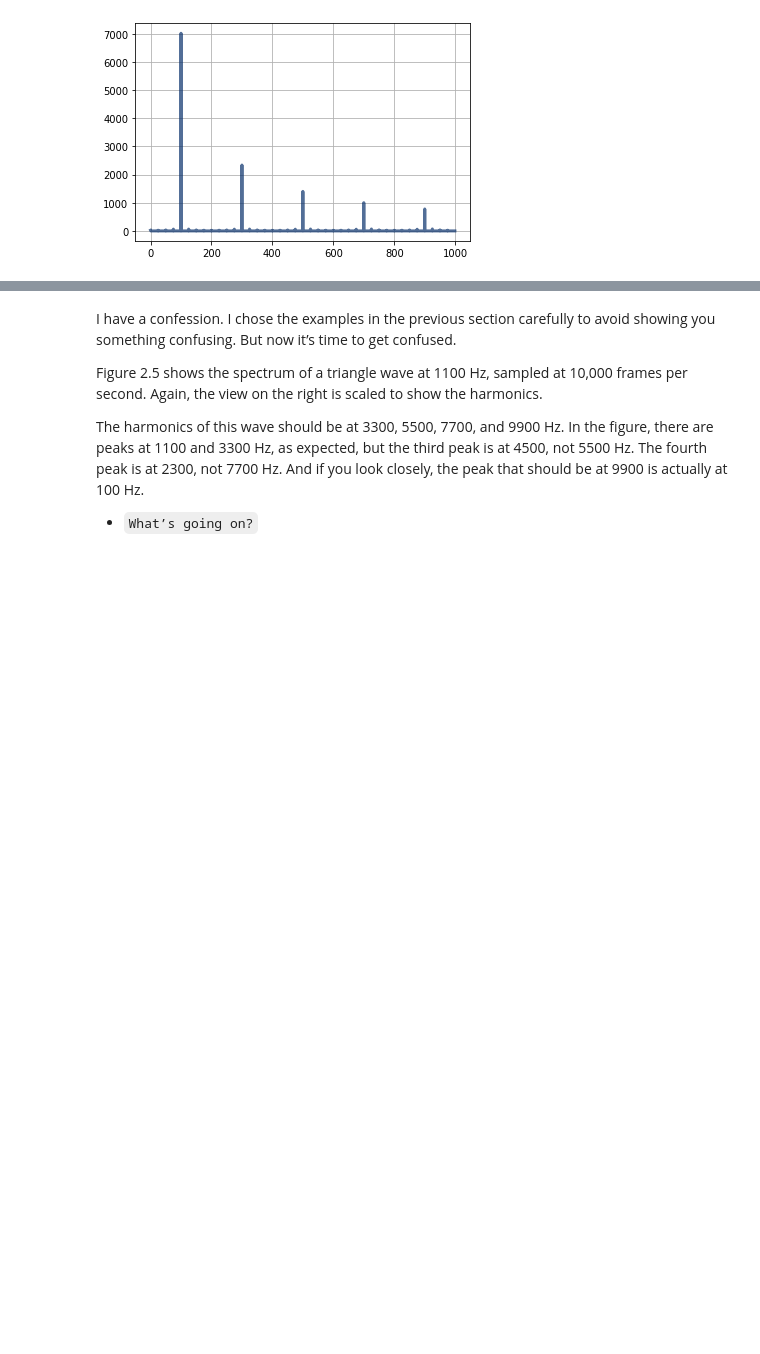
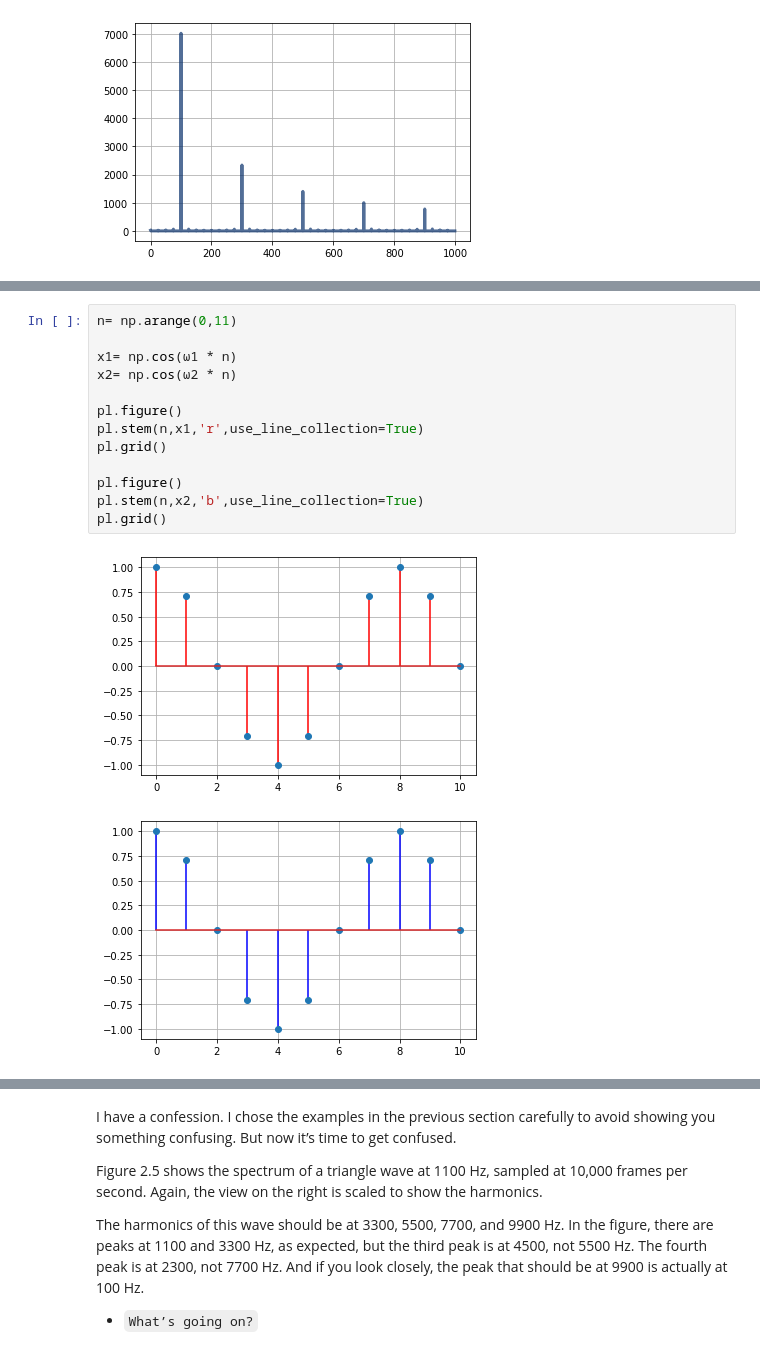
Before and after one commit to renyuanL/_ryDsp2020, a Jupyter notebook: code/ch02.ipynb, the cells around one changed output, grey strips where cells are left out. Drawn from its saved outputs; the diff is of its cells as text; blank space fills up the shorter version.

```diff
--- a/code/ch02.ipynb
+++ b/code/ch02.ipynb
@@ -672,0 +710,16 @@ pl.grid()
+# %%
+n= np.arange(0,11)
+
+x1= np.cos(ω1 * n)
+x2= np.cos(ω2 * n)
+
+pl.figure()
+pl.stem(n,x1,'r',use_line_collection=True)
+pl.grid()
+
+pl.figure()
+pl.stem(n,x2,'b',use_line_collection=True)
+pl.grid()
+# %% [output]
+[figure, added]
+[figure, added]
```
Also changed, not shown: parts of 13 cells of this notebook, 1 other file.
